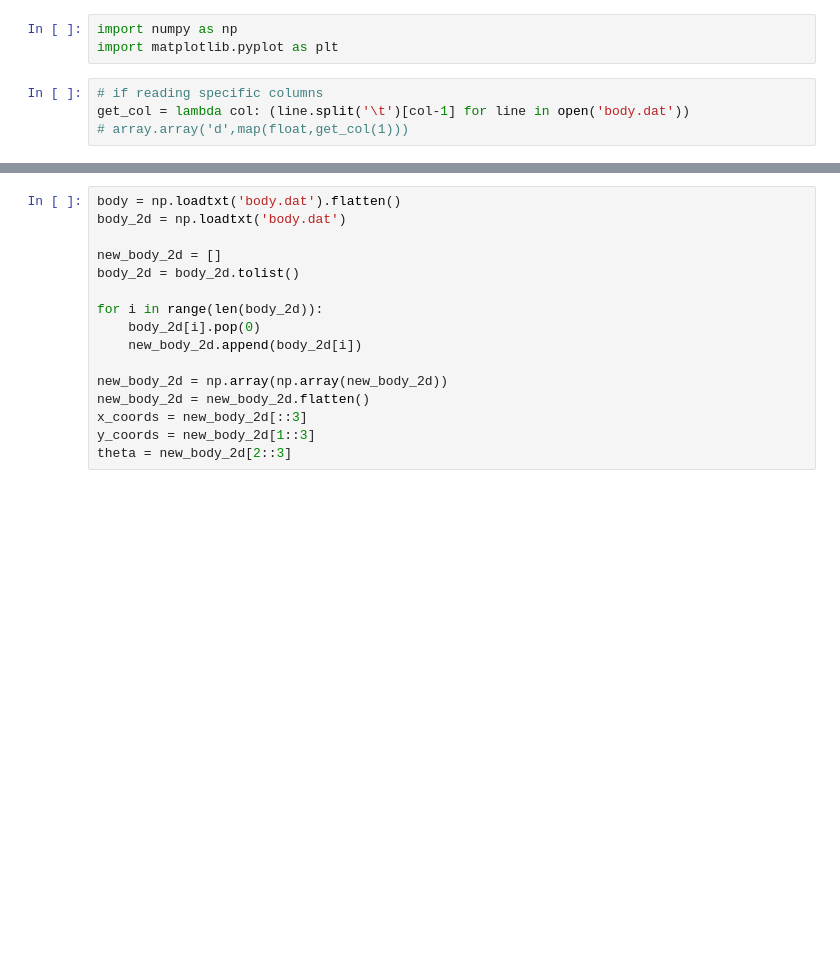
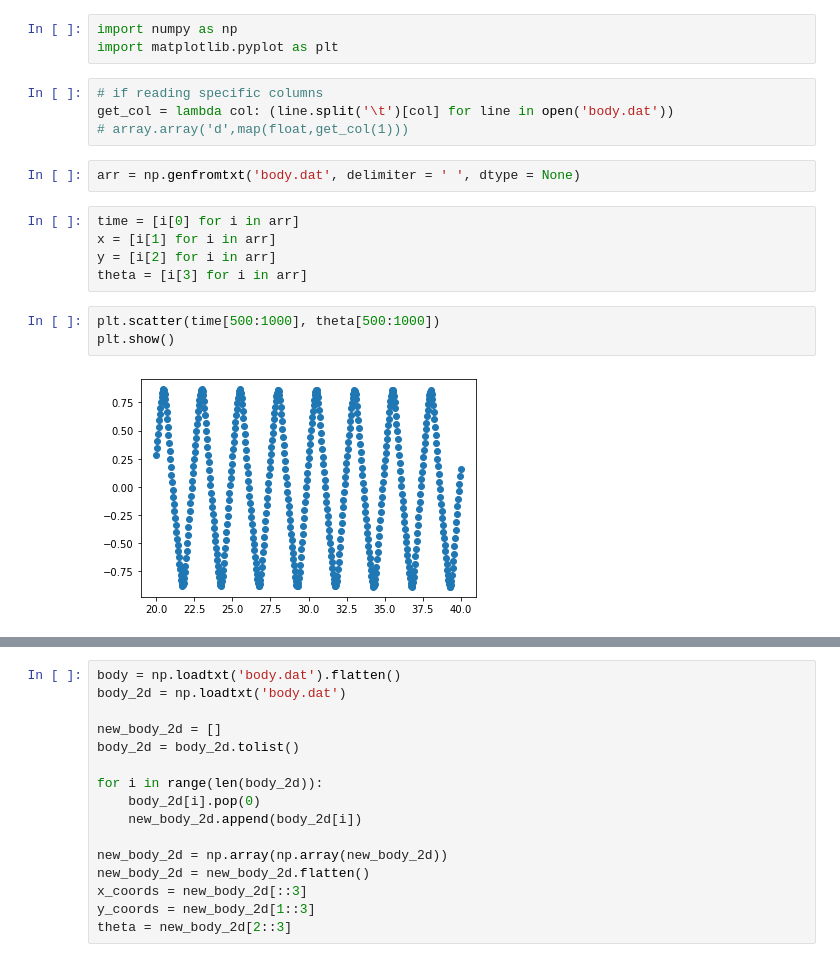
Before and after one commit to haoyudu/celegans-data-analysis, a Jupyter notebook: body.ipynb, the cells around one changed output, grey strips where cells are left out. Saved outputs shown, nothing was run; the diff lists cells and outputs as text; blank space fills up the shorter version.

```diff
--- a/body.ipynb
+++ b/body.ipynb
@@ -3,5 +3,17 @@ import numpy as np
 import matplotlib.pyplot as plt
 # %%
 # if reading specific columns
-get_col = lambda col: (line.split('\t')[col-1] for line in open('body.dat'))
+get_col = lambda col: (line.split('\t')[col] for line in open('body.dat'))
 # array.array('d',map(float,get_col(1)))
+# %%
+arr = np.genfromtxt('body.dat', delimiter = ' ', dtype = None)
+# %%
+time = [i[0] for i in arr]
+x = [i[1] for i in arr]
+y = [i[2] for i in arr]
+theta = [i[3] for i in arr]
+# %%
+plt.scatter(time[500:1000], theta[500:1000])
+plt.show()
+# %% [output]
+[figure, added]
```
Also changed, not shown: parts of 5 cells of this notebook, 1 other file.
